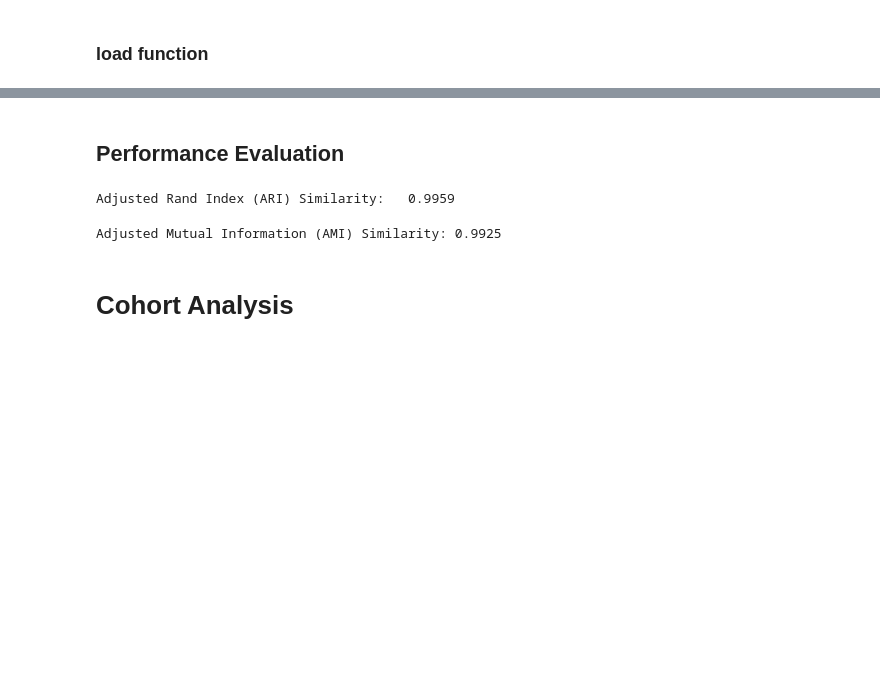
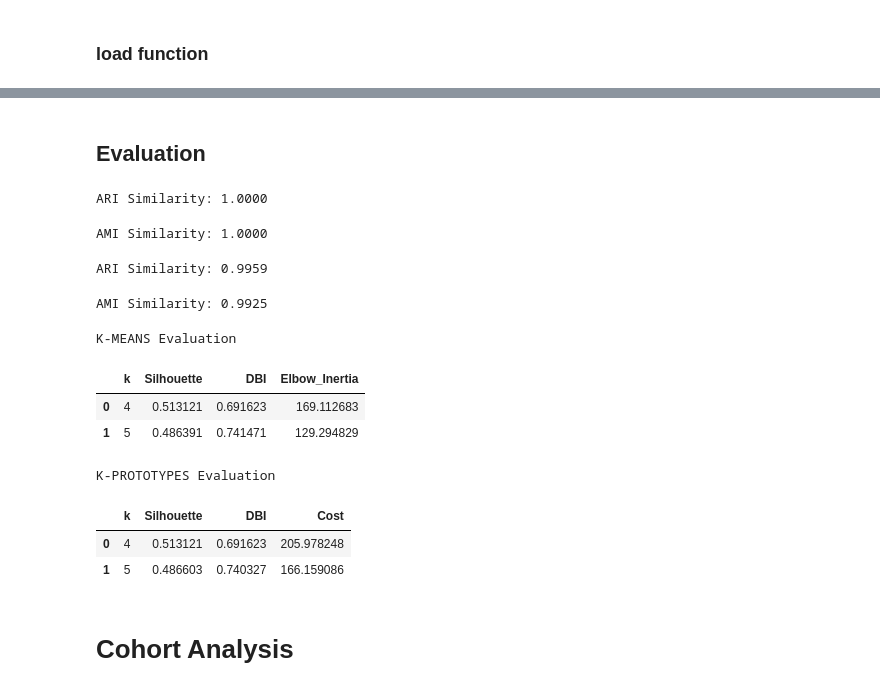
Before and after one commit to apostroef/LRMFVD-adb, a Jupyter notebook: LRMFVD.ipynb, the cells around one changed output, grey strips where cells are left out. Cells and saved outputs as stored; diff of their text form; code cells hidden in the pictures; blank space fills up the shorter version.

Commit message:
add k=4 for eval

```diff
--- a/LRMFVD.ipynb
+++ b/LRMFVD.ipynb
@@ -418,24 +415,78 @@ display(final_table)
 # # plt.grid(True, linestyle="--", alpha=0.6)
 # # plt.show()
 # %% [markdown]
-## Performance Evaluation
+## Evaluation
 # %%
-from sklearn.metrics import adjusted_rand_score, adjusted_mutual_info_score
+num_features = ["L", "R", "F", "M", "V"]
+X_num = num_df[num_features].values
 
-k = 5
-kproto_clusters = num_df["Cluster_K5"].values  # Hasil K-Prototypes Anda
+# Demografi
+cat_series = cat_df.astype(str)
+data_combined = np.column_stack([X_num, cat_series.values])
+categorical_cols = [data_combined.shape[1] - 1]
 
-kmeans = KMeans(n_clusters=k, random_state=42, n_init="auto")
-kmeans_clusters = kmeans.fit_predict(num_df[["L", "R", "M", "F", "V"]])
+kmeans_results = []
+kproto_results = []
 
-ari_similarity = adjusted_rand_score(kproto_clusters, kmeans_clusters)
-ami_similarity = adjusted_mutual_info_score(kproto_clusters, kmeans_clusters)
+for k in [4, 5]:
+    kmeans = KMeans(n_clusters=k, random_state=42, n_init="auto")
+    kmeans_labels = kmeans.fit_predict(X_num)
 
-print(f"Adjusted Rand Index (ARI) Similarity:   {ari_similarity:.4f}")
-print(f"Adjusted Mutual Information (AMI) Similarity: {ami_similarity:.4f}")
+    # Evaluation
+    # K-means
+    kmeans_sil = silhouette_score(X_num, kmeans_labels)
+    kmeans_dbi = davies_bouldin_score(X_num, kmeans_labels)
+    kmeans_inertia = kmeans.inertia_
+
+    kmeans_results.append(
+        {
+            "k": k,
+            "Silhouette": kmeans_sil,
+            "DBI": kmeans_dbi,
+            "Elbow_Inertia": kmeans_inertia,
+        }
+    )
+
+    # K-Proto
+    kproto = KPrototypes(n_clusters=k, init="Huang", random_state=42)
+    kproto_labels = kproto.fit_predict(data_combined, categorical=categorical_cols)
+    kproto_sil = silhouette_score(
+        X_num, kproto_labels
+    )  # Silhouette utk non kategorikal saja
+    kproto_dbi = davies_bouldin_score(X_num, kproto_labels)
+    kproto_results.append(
+        {"k": k, "Silhouette": kproto_sil, "DBI": kproto_dbi, "Cost": kproto.cost_}
+    )
+
+    # Similarity Evaluation
+    ari = adjusted_rand_score(kmeans_labels, kproto_labels)
+    ami = adjusted_mutual_info_score(kmeans_labels, kproto_labels)
+    print(f"Similarity for K = {k}")
+    print(f"ARI Similarity: {ari:.4f}")
+    print(f"AMI Similarity: {ami:.4f}")
+
+# display
+df_kmeans_eval = pd.DataFrame(kmeans_results)
+df_kproto_eval = pd.DataFrame(kproto_results)
+
+print("\nK-MEANS Evaluation")
+display(df_kmeans_eval)
+
+print("\nK-PROTOTYPES Evaluation")
+display(df_kproto_eval)
 # %% [output]
-Adjusted Rand Index (ARI) Similarity:   0.9959
+ARI Similarity: 1.0000
-Adjusted Mutual Information (AMI) Similarity: 0.9925
+AMI Similarity: 1.0000
+ARI Similarity: 0.9959
+AMI Similarity: 0.9925
+K-MEANS Evaluation
+|  | k | Silhouette | DBI | Elbow_Inertia |
+| 0 | 4 | 0.513121 | 0.691623 | 169.112683 |
+| 1 | 5 | 0.486391 | 0.741471 | 129.294829 |
+K-PROTOTYPES Evaluation
+|  | k | Silhouette | DBI | Cost |
+| 0 | 4 | 0.513121 | 0.691623 | 205.978248 |
+| 1 | 5 | 0.486603 | 0.740327 | 166.159086 |
 # %% [markdown]
 # Cohort Analysis
 # %%
```
Also changed, not shown: parts of 18 cells of this notebook.
